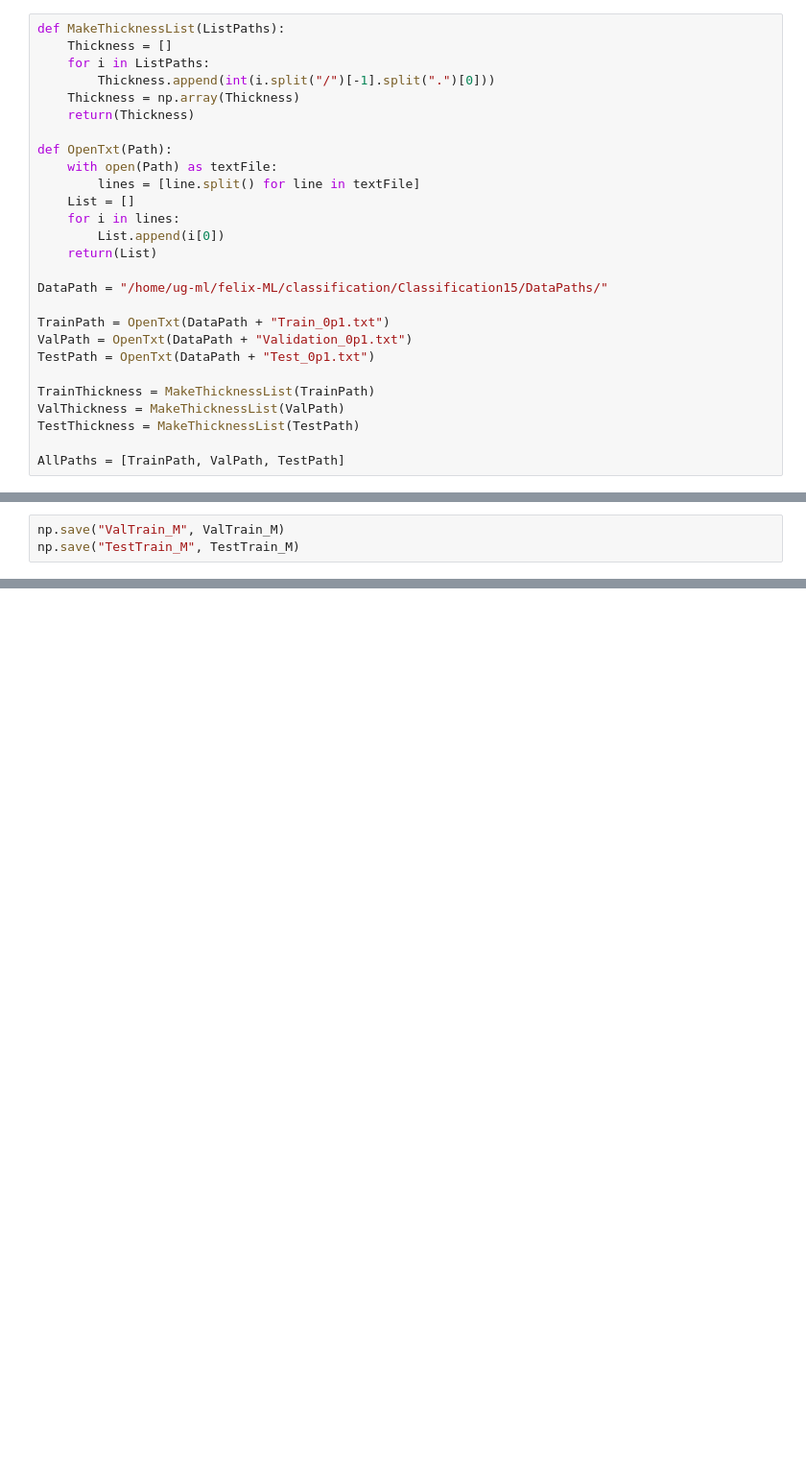
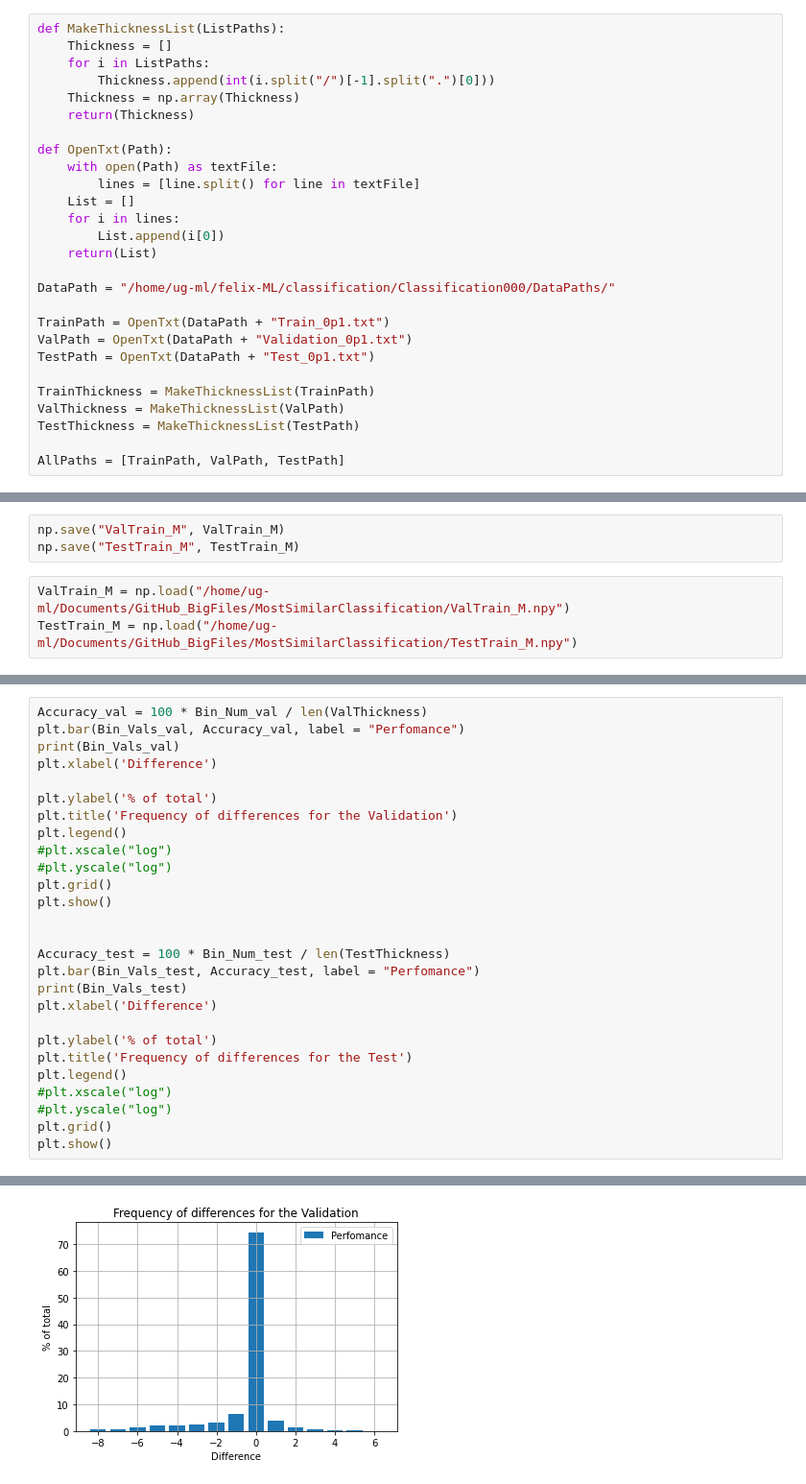
Before and after one commit to JamesLloydPartington/FelixML_New, a Jupyter notebook: misc_programs/classification/predict_most_similar.ipynb, the cells around one changed output, grey strips where cells are left out. Shown: that part at 96% size. Cells and saved outputs as stored; diff of their text form; blank space fills up the shorter version.

```diff
--- a/misc_programs/classification/predict_most_similar.ipynb
+++ b/misc_programs/classification/predict_most_similar.ipynb
@@ -18,7 +19,7 @@ def OpenTxt(Path):
         List.append(i[0])
     return(List)
 
-DataPath = "/home/ug-ml/felix-ML/classification/Classification15/DataPaths/"
+DataPath = "/home/ug-ml/felix-ML/classification/Classification000/DataPaths/"
 
 TrainPath = OpenTxt(DataPath + "Train_0p1.txt")
 ValPath = OpenTxt(DataPath + "Validation_0p1.txt")
@@ -128,3 +85,6 @@ print(accuracy_test , rms_test)
 # %%
 np.save("ValTrain_M", ValTrain_M)
 np.save("TestTrain_M", TestTrain_M)
+# %%
+ValTrain_M = np.load("/home/ug-ml/Documents/GitHub_BigFiles/MostSimilarClassification/ValTrain_M.npy")
+TestTrain_M = np.load("/home/ug-ml/Documents/GitHub_BigFiles/MostSimilarClassification/TestTrain_M.npy")
@@ -130,0 +229,28 @@ np.save("TestTrain_M", TestTrain_M)
+# %%
+Accuracy_val = 100 * Bin_Num_val / len(ValThickness)
+plt.bar(Bin_Vals_val, Accuracy_val, label = "Perfomance")
+print(Bin_Vals_val)
+plt.xlabel('Difference')
+
+plt.ylabel('% of total')
+plt.title('Frequency of differences for the Validation')
+plt.legend()
+#plt.xscale("log")
+#plt.yscale("log")
+plt.grid()
+plt.show()
+
+
+Accuracy_test = 100 * Bin_Num_test / len(TestThickness)
+plt.bar(Bin_Vals_test, Accuracy_test, label = "Perfomance")
+print(Bin_Vals_test)
+plt.xlabel('Difference')
+
+plt.ylabel('% of total')
+plt.title('Frequency of differences for the Test')
+plt.legend()
+#plt.xscale("log")
+#plt.yscale("log")
+plt.grid()
+plt.show()
+# %% [output]
@@ -130,0 +258 @@ np.save("TestTrain_M", TestTrain_M)
+[figure, added]
```
Also changed, not shown: parts of 14 cells of this notebook.
